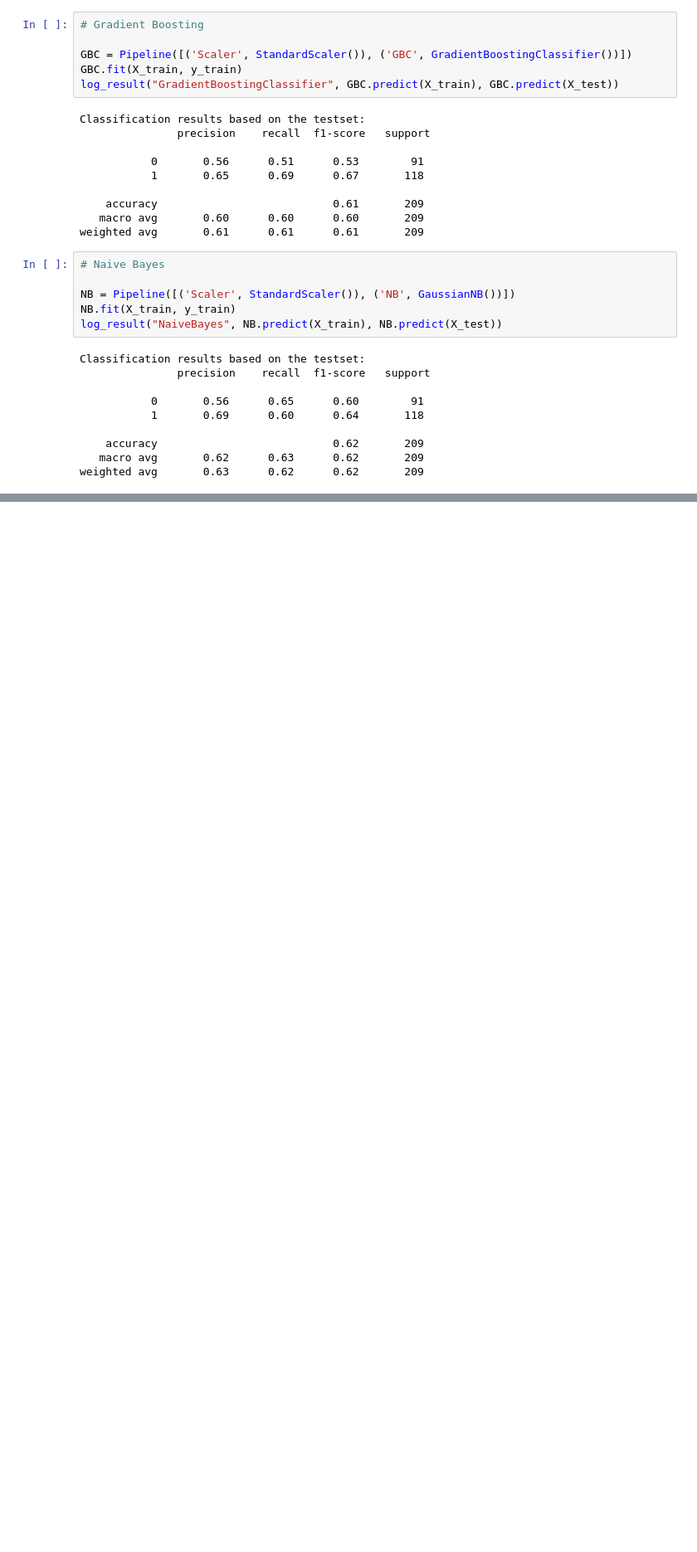
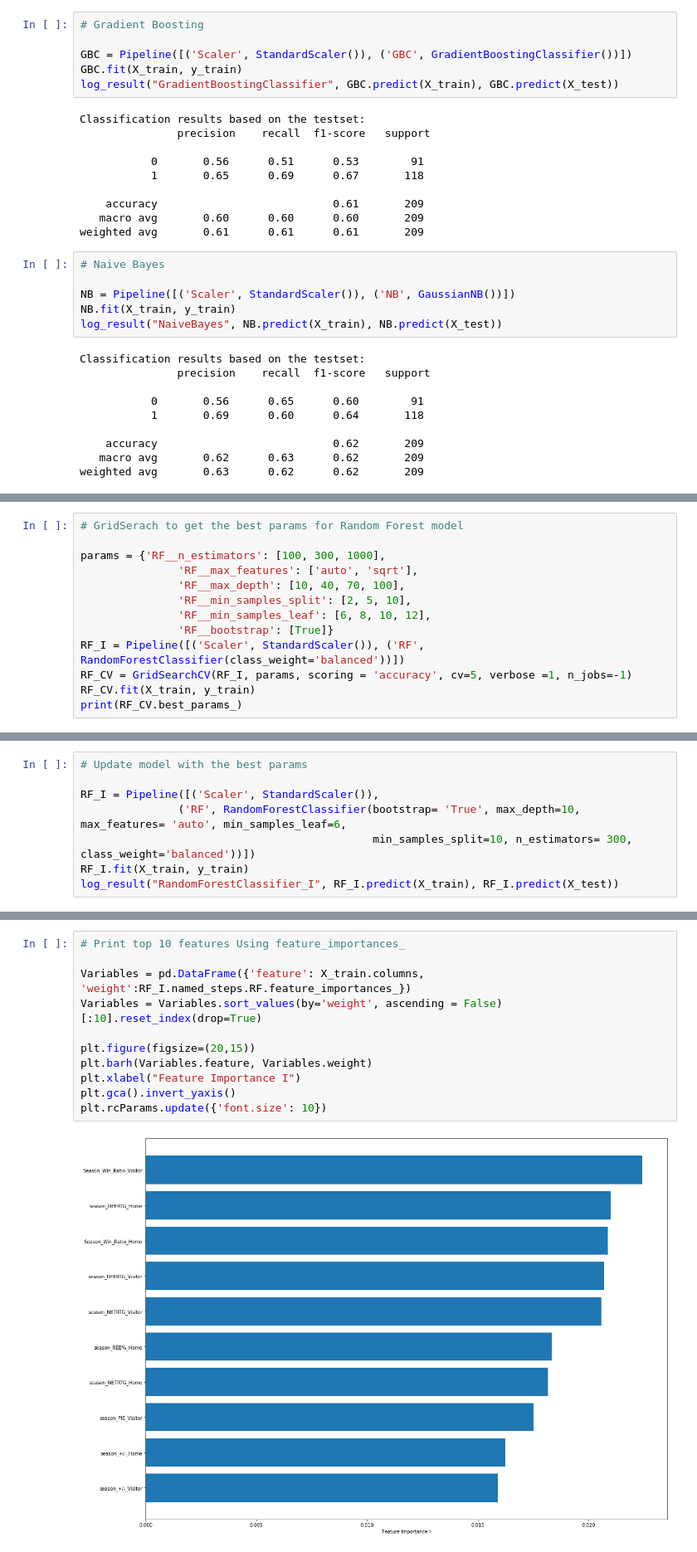
Before and after one commit to wt0034/Springboard, a Jupyter notebook: Capstone 3/Capstone 3.ipynb, the cells around one changed output, grey strips where cells are left out. Shown: that part at 83% size. Cells and saved outputs as stored; diff of their text form; blank space fills up the shorter version.

```diff
--- a/Capstone 3/Capstone 3.ipynb
+++ b/Capstone 3/Capstone 3.ipynb
@@ -729,0 +623,13 @@ It's a statistic that NBA came up to replace the EFF rating they used. Interesti
+# %%
+# GridSerach to get the best params for Random Forest model
+
+params = {'RF__n_estimators': [100, 300, 1000],
+               'RF__max_features': ['auto', 'sqrt'],
+               'RF__max_depth': [10, 40, 70, 100],
+               'RF__min_samples_split': [2, 5, 10],
+               'RF__min_samples_leaf': [6, 8, 10, 12],
+               'RF__bootstrap': [True]}
+RF_I = Pipeline([('Scaler', StandardScaler()), ('RF', RandomForestClassifier(class_weight='balanced'))])
+RF_CV = GridSearchCV(RF_I, params, scoring = 'accuracy', cv=5, verbose =1, n_jobs=-1)
+RF_CV.fit(X_train, y_train)
+print(RF_CV.best_params_)
@@ -729,0 +639,8 @@ It's a statistic that NBA came up to replace the EFF rating they used. Interesti
+# %%
+# Update model with the best params
+
+RF_I = Pipeline([('Scaler', StandardScaler()),
+               ('RF', RandomForestClassifier(bootstrap= 'True', max_depth=10, max_features= 'auto', min_samples_leaf=6,
+                                             min_samples_split=10, n_estimators= 300, class_weight='balanced'))])
+RF_I.fit(X_train, y_train)
+log_result("RandomForestClassifier_I", RF_I.predict(X_train), RF_I.predict(X_test))
@@ -729,0 +665,13 @@ It's a statistic that NBA came up to replace the EFF rating they used. Interesti
+# %%
+# Print top 10 features Using feature_importances_
+
+Variables = pd.DataFrame({'feature': X_train.columns, 'weight':RF_I.named_steps.RF.feature_importances_})
+Variables = Variables.sort_values(by='weight', ascending = False)[:10].reset_index(drop=True)
+
+plt.figure(figsize=(20,15))
+plt.barh(Variables.feature, Variables.weight)
+plt.xlabel("Feature Importance I")
+plt.gca().invert_yaxis()
+plt.rcParams.update({'font.size': 10})
+# %% [output]
+[figure, added]
```
Also changed, not shown: parts of 82 cells of this notebook.
